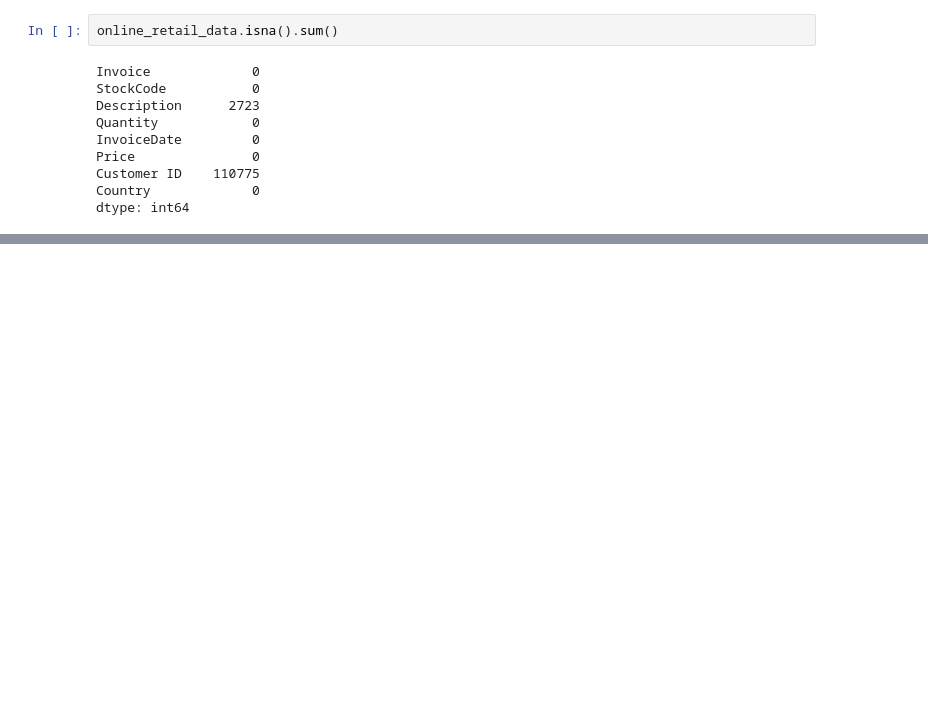
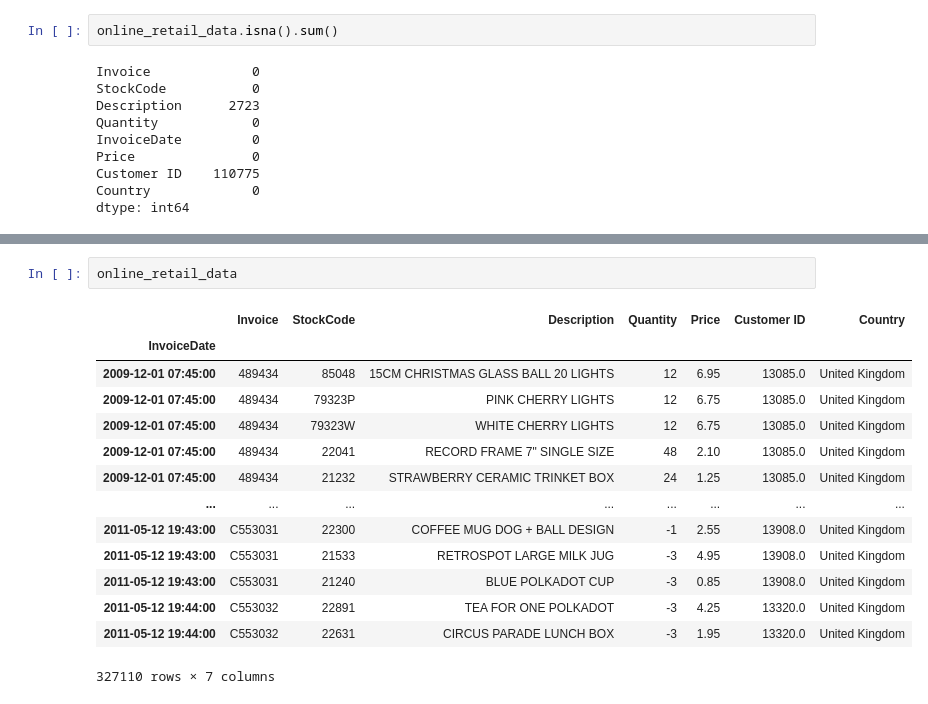
Before and after one commit to rokin-emergys/rokin-py, a Jupyter notebook: Day_3/Day_3-Assignment_1.ipynb, the cells around one changed output, grey strips where cells are left out. Saved outputs shown, nothing was run; the diff lists cells and outputs as text; blank space fills up the shorter version.

```diff
--- a/Day_3/Day_3-Assignment_1.ipynb
+++ b/Day_3/Day_3-Assignment_1.ipynb
@@ -131,0 +145,17 @@ dtype: int64
+# %%
+online_retail_data
+# %% [output]
+|  | Invoice | StockCode | Description | Quantity | Price | Customer ID | Country |
+| InvoiceDate |  |  |  |  |  |  |  |
+| 2009-12-01 07:45:00 | 489434 | 85048 | 15CM CHRISTMAS GLASS BALL 20 LIGHTS | 12 | 6.95 | 13085.0 | United Kingdom |
+| 2009-12-01 07:45:00 | 489434 | 79323P | PINK CHERRY LIGHTS | 12 | 6.75 | 13085.0 | United Kingdom |
+| 2009-12-01 07:45:00 | 489434 | 79323W | WHITE CHERRY LIGHTS | 12 | 6.75 | 13085.0 | United Kingdom |
+| 2009-12-01 07:45:00 | 489434 | 22041 | RECORD FRAME 7" SINGLE SIZE | 48 | 2.10 | 13085.0 | United Kingdom |
+| 2009-12-01 07:45:00 | 489434 | 21232 | STRAWBERRY CERAMIC TRINKET BOX | 24 | 1.25 | 13085.0 | United Kingdom |
+| ... | ... | ... | ... | ... | ... | ... | ... |
+| 2011-05-12 19:43:00 | C553031 | 22300 | COFFEE MUG DOG + BALL DESIGN | -1 | 2.55 | 13908.0 | United Kingdom |
+| 2011-05-12 19:43:00 | C553031 | 21533 | RETROSPOT LARGE MILK JUG | -3 | 4.95 | 13908.0 | United Kingdom |
+| 2011-05-12 19:43:00 | C553031 | 21240 | BLUE POLKADOT CUP | -3 | 0.85 | 13908.0 | United Kingdom |
+| 2011-05-12 19:44:00 | C553032 | 22891 | TEA FOR ONE POLKADOT | -3 | 4.25 | 13320.0 | United Kingdom |
+| 2011-05-12 19:44:00 | C553032 | 22631 | CIRCUS PARADE LUNCH BOX | -3 | 1.95 | 13320.0 | United Kingdom |
+327110 rows × 7 columns
```
Also changed, not shown: parts of 15 cells of this notebook.
